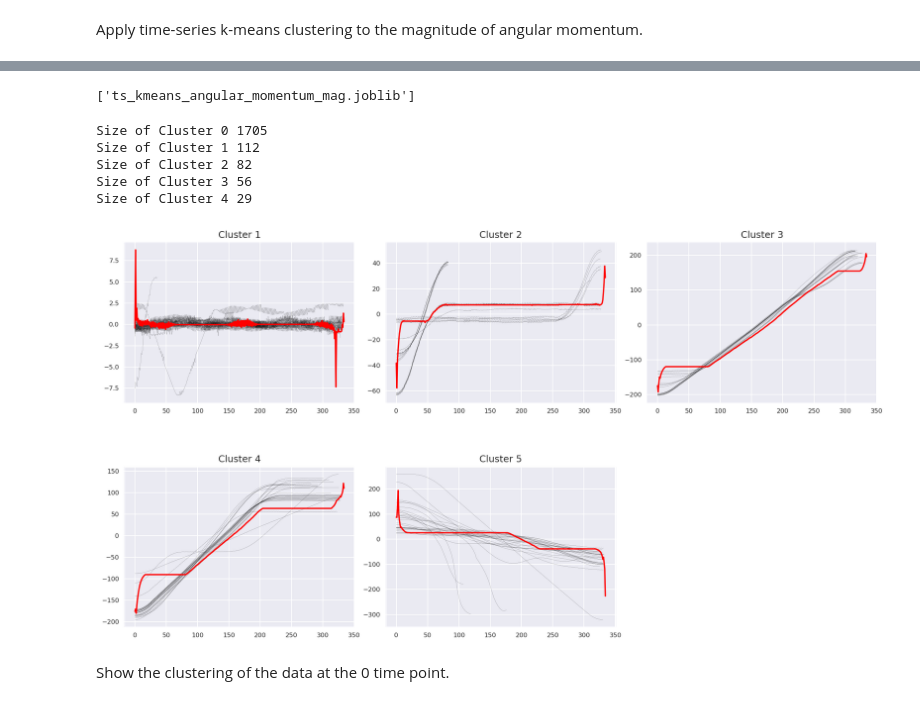
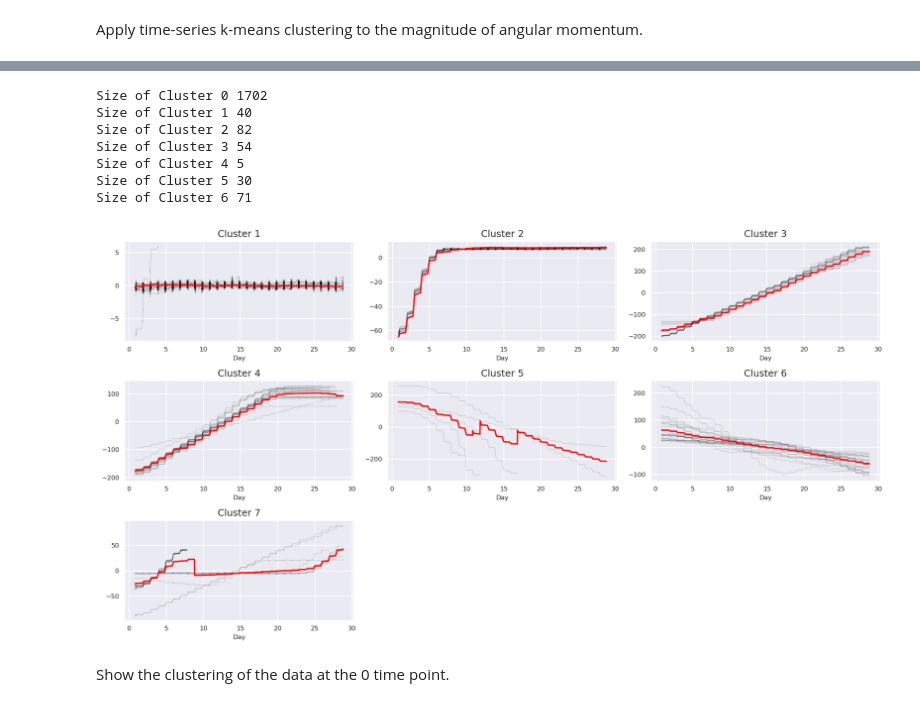
Before and after one commit to tphanmt/StarlinkML, a Jupyter notebook: ts_cluster.ipynb, the cells around one changed output, grey strips where cells are left out. Cells and saved outputs as stored; diff of their text form; code cells hidden in the pictures.

```diff
--- a/ts_cluster.ipynb
+++ b/ts_cluster.ipynb
@@ -323,0 +252,8 @@ Elapsed time: 1415.8976249694824
+# %%
+%matplotlib inline
+
+with ProcessPoolExecutor(max_workers=3) as outer_pool:
+    multiprocessing_data = [normed_angular_momentum, normed_radius, normed_angular_momentum_mag]
+    data_name = ["angular_momentum", "radius", "angular_momentum_magnitude"]
+    num_cluster = 10
+    outer_pool.map(ts_kmeans_elbow, multiprocessing_data, itertools.repeat(num_cluster, 3), data_name)
@@ -333,14 +389,16 @@ Load the model if it already exists.
 # %%
 %matplotlib inline
 
-ts_kmeans_angular_momentum = joblib.load('ts_kmeans_angular_momentum.joblib')
-optimal_cluster_AM, cluster_labels_AM, cluster_centers_AM = load_ts_kmeans_model(ts_kmeans_angular_momentum, normed_angular_momentum)
+optimal_cluster = 3
+ts_kmeans_radius = joblib.load('ts_kmeans_radius.joblib')[optimal_cluster-2]
+optimal_cluster_R, cluster_labels_R, cluster_centers_R = load_ts_kmeans_model(ts_kmeans_radius, normed_radius)
 
-plt.figure(figsize=(14, 15), dpi=150)
+plt.figure(figsize=(14, 7), dpi=150)
 with plt.style.context("seaborn"):
-    ts_cluster_plot(normed_angular_momentum,
-                    optimal_cluster_AM,
-                    cluster_labels_AM,
-                    cluster_centers_AM,
-                    3)
+    ts_cluster_plot(satellite_time,
+                    normed_radius,
+                    optimal_cluster_R,
+                    cluster_labels_R,
+                    cluster_centers_R,
+                    1)
 # %% [output]
@@ -379,13 +408,0 @@ joblib.dump(ts_kmeans_list[optimal_cluster-2], 'ts_kmeans_radius.joblib')
-# %%
-%matplotlib inline
-
-ts_kmeans_radius = joblib.load('ts_kmeans_radius.joblib')
-optimal_cluster_R, cluster_labels_R, cluster_centers_R = load_ts_kmeans_model(ts_kmeans_radius, normed_radius)
-
-plt.figure(figsize=(14, 7), dpi=150)
-with plt.style.context("seaborn"):
-    ts_cluster_plot(normed_radius,
-                    optimal_cluster_R,
-                    cluster_labels_R,
-                    cluster_centers_R,
-                    1)
@@ -416,28 +411,27 @@ Elapsed time: 1173.6260781288147
-# %%
-optimal_cluster = 5
-joblib.dump(ts_kmeans_list[optimal_cluster-2], 'ts_kmeans_angular_momentum_mag.joblib')
-# %% [output]
-['ts_kmeans_angular_momentum_mag.joblib']
 # %%
 %matplotlib inline
 
-ts_kmeans_angular_momentum_mag = joblib.load('ts_kmeans_angular_momentum_mag.joblib')
+optimal_cluster = 7
+ts_kmeans_angular_momentum_mag = joblib.load('ts_kmeans_angular_momentum_magnitude.joblib')[optimal_cluster-2]
 optimal_cluster_AM_mag, cluster_labels_AM_mag, cluster_centers_AM_mag = load_ts_kmeans_model(ts_kmeans_angular_momentum_mag, normed_angular_momentum_mag)
 
 plt.figure(figsize=(14, 7.5), dpi=150)
 with plt.style.context("seaborn"):
-    ts_cluster_plot(normed_angular_momentum_mag,
+    ts_cluster_plot(satellite_time,
+                    normed_angular_momentum_mag,
                     optimal_cluster_AM_mag,
                     cluster_labels_AM_mag,
                     cluster_centers_AM_mag,
                     1)
 # %% [output]
-Size of Cluster 0 1705
-Size of Cluster 1 112
+Size of Cluster 0 1702
+Size of Cluster 1 40
 Size of Cluster 2 82
-Size of Cluster 3 56
-Size of Cluster 4 29
+Size of Cluster 3 54
+Size of Cluster 4 5
+Size of Cluster 5 30
+Size of Cluster 6 71
-[figure, old version]
+[figure, new version]
 # %% [markdown]
 Show the clustering of the data at the 0 time point.
 # %%
```
Also changed, not shown: parts of 30 cells of this notebook.
